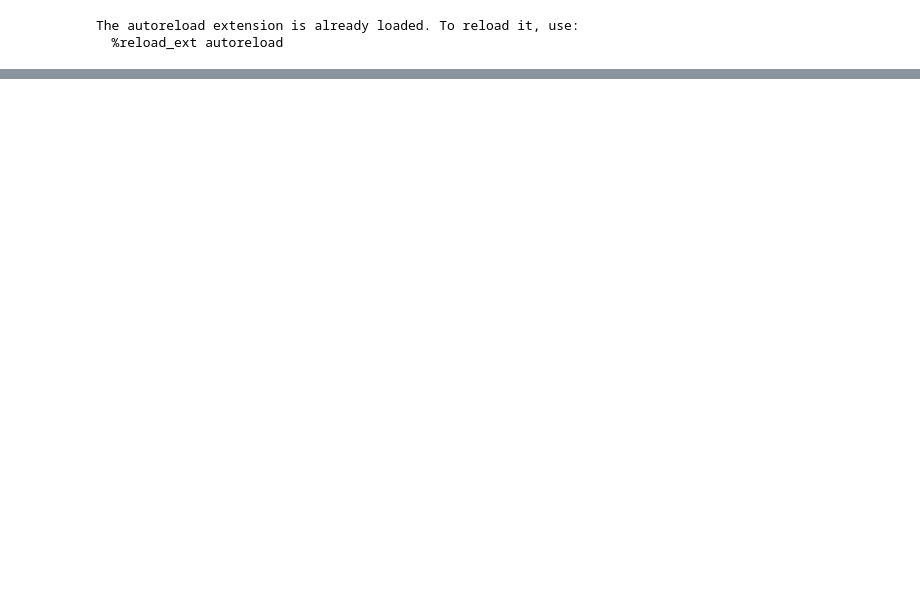
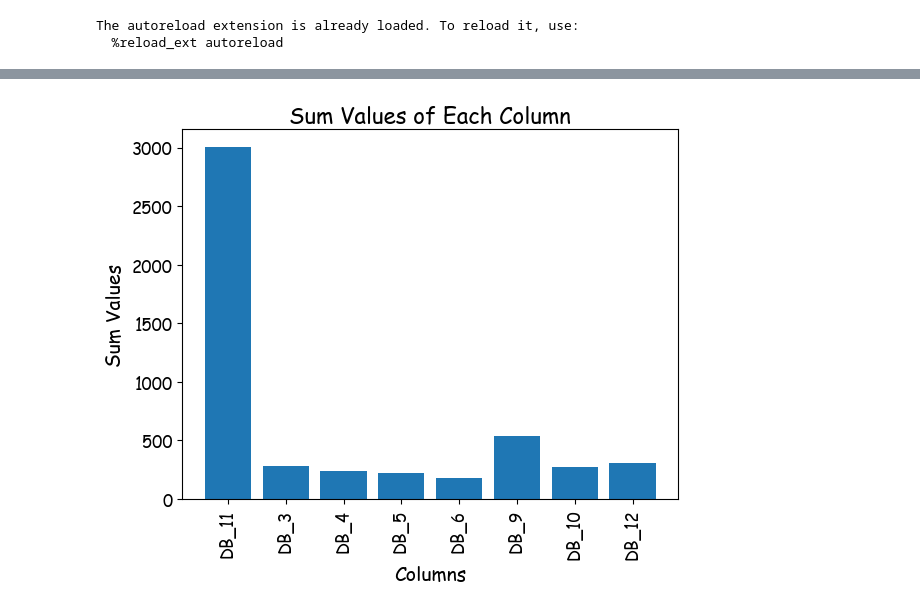
Before and after one commit to empowering-energy-solutions-ltd/e2sviz, a Jupyter notebook: notebooks/testing_notebook.ipynb, the cells around one changed output, grey strips where cells are left out. Saved outputs shown, nothing was run; the diff lists cells and outputs as text; code cells hidden in the pictures; blank space fills up the shorter version.

```diff
--- a/notebooks/testing_notebook.ipynb
+++ b/notebooks/testing_notebook.ipynb
@@ -264,0 +196,10 @@ Freq: 30T, Name: Site energy [kWh], Length: 17520, dtype: int64
+# %%
+save_path = Path(r'/Users/rhysjones/Library/CloudStorage/GoogleDrive-rhys.jones@e2s.energy/Shared drives/e2s-softwares/Lyra/08 - Customers/06 - Bender/02 - Ressources/03 - Test data (EVs + Chargers)/submeter_data.csv')
+bender_submeters = pd.read_csv(save_path, index_col=0, parse_dates=True)
+
+new_test_arr_to_df = manipulations.SeasonalWeekManipulator(bender_submeters, 0).data_formatter()
+winter_week_demand = bender_submeters.loc[bender_submeters.index.isin(new_test_arr_to_df[0].index)]
+# %%
+visualize.Visualizer(winter_week_demand, timeseries=True, viz_type=visualize.BarPlot()).plot_plt()
+# %% [output]
+[figure, added]
```
Also changed, not shown: parts of 56 cells of this notebook, 1 other file.
